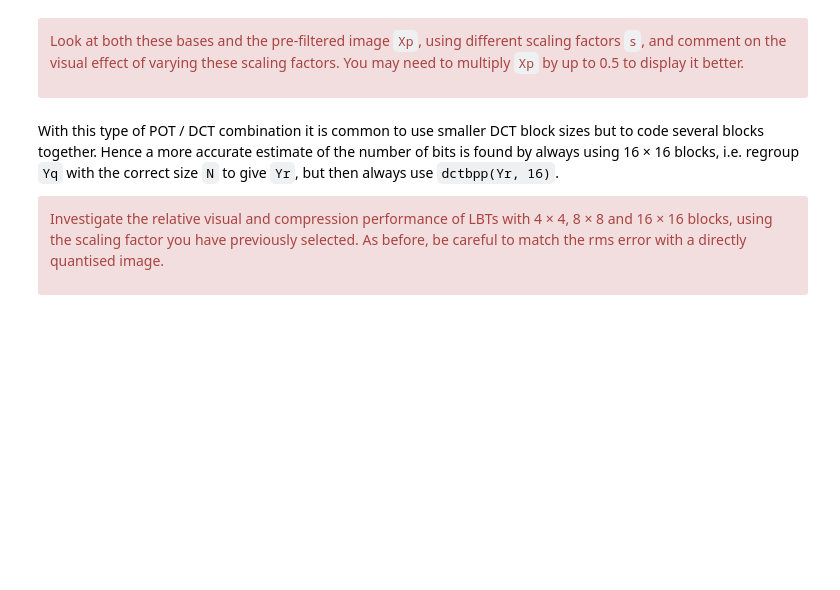
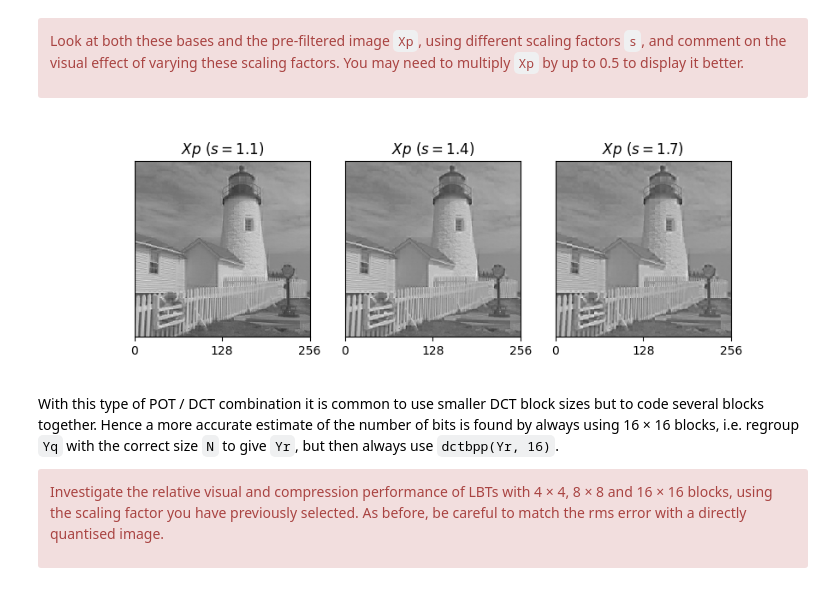
Before and after one commit to muhanl/cued_sf2_lab, a Jupyter notebook: 8-lbt.ipynb, the cells around one changed output. Drawn from its saved outputs; the diff is of its cells as text; code cells hidden in the pictures; blank space fills up the shorter version.

```diff
--- a/8-lbt.ipynb
+++ b/8-lbt.ipynb
@@ -249,3 +352,48 @@ multiply `Xp` by up to 0.5 to display it better.</div>
+# %%
+# your code here
+s = 1.1
+N = 8
+Pf, Pr = pot_ii(N, s)
+opt_step = find_optimal_step_size(X, s, 17)[0]
+t = np.s_[N//2:-N//2]
+Xp = X.copy()
+Xp[t,:] = colxfm(Xp[t,:], Pf)
+Xp[:,t] = colxfm(Xp[:,t].T, Pf).T
+Xp = Xp*0.5
+Xp11 = Xp.copy()
+
+s = 1.4
+N = 8
+Pf, Pr = pot_ii(N, s)
+opt_step = find_optimal_step_size(X, s, 17)[0]
+t = np.s_[N//2:-N//2]
+Xp = X.copy()
+Xp[t,:] = colxfm(Xp[t,:], Pf)
+Xp[:,t] = colxfm(Xp[:,t].T, Pf).T
+Xp = Xp*0.5
+Xp14 = Xp.copy()
+
+s = 1.7
+N = 8
+Pf, Pr = pot_ii(N, s)
+opt_step = find_optimal_step_size(X, s, 17)[0]
+t = np.s_[N//2:-N//2]
+Xp = X.copy()
+Xp[t,:] = colxfm(Xp[t,:], Pf)
+Xp[:,t] = colxfm(Xp[:,t].T, Pf).T
+Xp = Xp*0.5
+Xp17 = Xp.copy()
+
+titles = ["Xp\ (s=1.1)", "Xp\ (s=1.4)", "Xp\ (s=1.7)"]
+imgs = [Xp11, Xp14, Xp17]
+fig, axs = plt.subplots(1, 3, figsize=(9, 3),
+                        gridspec_kw=dict(width_ratios=[img.shape[0] for img in imgs]))
+
+for ax, img, title in zip(axs, imgs, titles):
+    plot_image(img, ax=ax)
+    ax.set(yticks=[], title=f'${title}$')
+# %% [output]
+[figure, added]
 # %% [markdown]
 With this type of POT / DCT combination it is common to use smaller DCT block sizes
 but to code several blocks together. Hence a more accurate estimate of the number of bits
```
Also changed, not shown: parts of 6 cells of this notebook.
